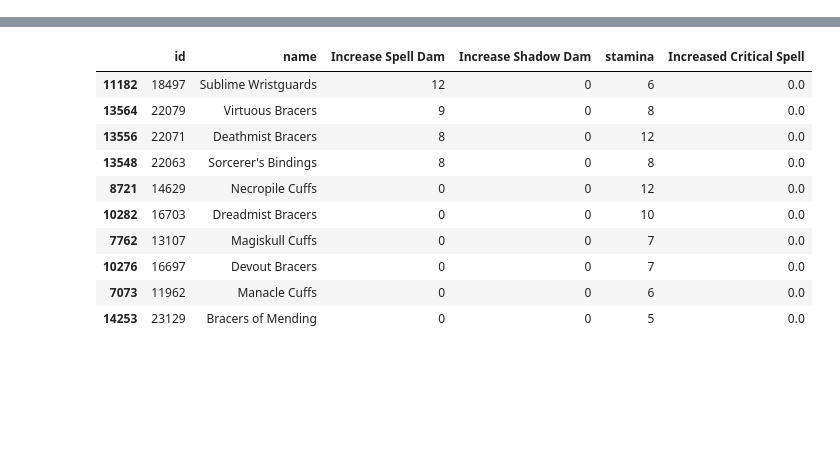
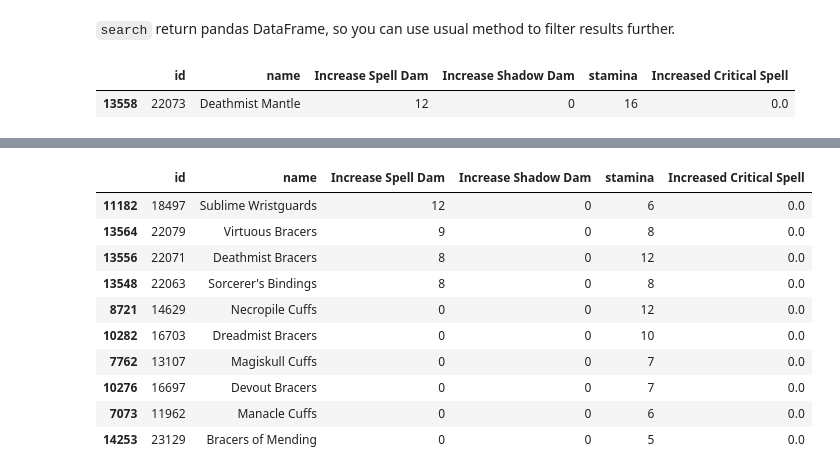
Before and after one commit to belkasanek/wow_character_calculator, a Jupyter notebook: example.ipynb, the cells around one changed output, grey strips where cells are left out. Drawn from its saved outputs; the diff is of its cells as text; code cells hidden in the pictures; blank space fills up the shorter version.

Commit message:
Update example notebook by adding comments about useful methods.

```diff
--- a/example.ipynb
+++ b/example.ipynb
@@ -50,0 +103,9 @@ s.wear_item(ids=18691)
+# %% [markdown]
+`search` return pandas DataFrame, so you can use usual method to filter results further.
+# %%
+temp.loc[(temp['stamina'] >= 15) & (temp['intellect'] >= 15) &
+         ((temp['Increase Spell Dam'] >= 10) | (temp['Increase Shadow Dam'] >= 10)),
+        ['id', 'name', 'Increase Spell Dam', 'Increase Shadow Dam', 'stamina', 'Increased Critical Spell']]
+# %% [output]
+|  | id | name | Increase Spell Dam | Increase Shadow Dam | stamina | Increased Critical Spell |
+| 13558 | 22073 | Deathmist Mantle | 12 | 0 | 16 | 0.0 |
```
Also changed, not shown: parts of 30 cells of this notebook.
